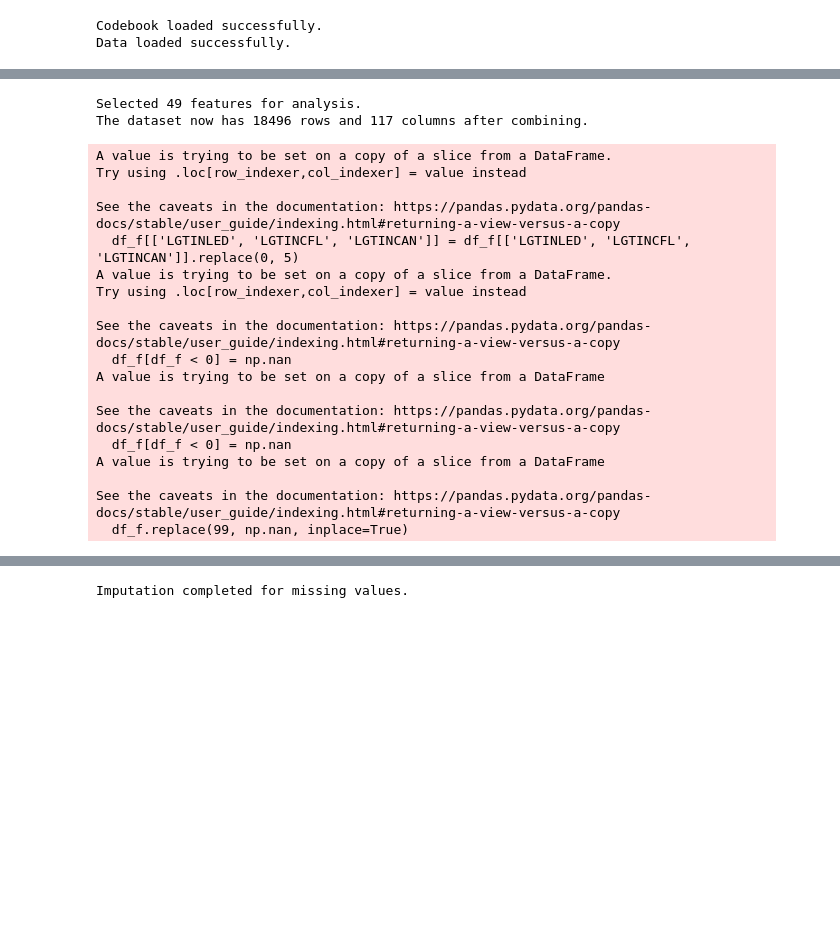
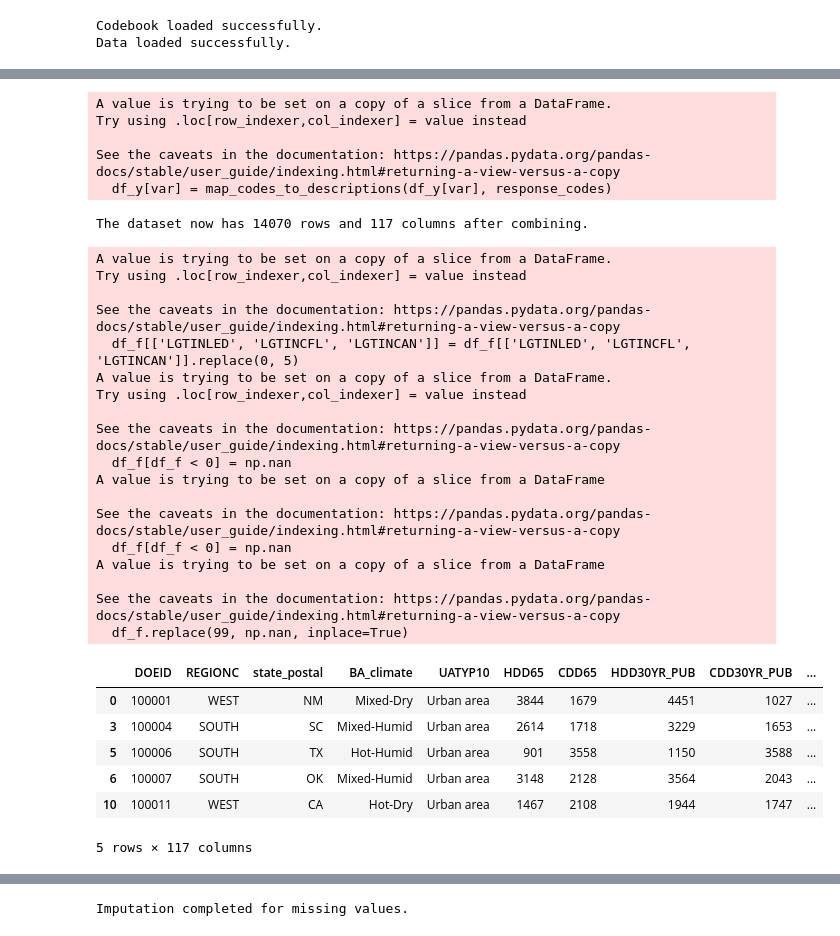
Before and after one commit to numansuri/Milestone_II, a Jupyter notebook: Numan_Exploration/recs_unsupervised_learning.ipynb, the cells around one changed output, grey strips where cells are left out. Saved outputs shown, nothing was run; the diff lists cells and outputs as text; code cells hidden in the pictures; blank space fills up the shorter version.

```diff
--- a/Numan_Exploration/recs_unsupervised_learning.ipynb
+++ b/Numan_Exploration/recs_unsupervised_learning.ipynb
@@ -23,16 +52,35 @@ Data loaded successfully.
+# %%
+def map_codes_to_descriptions(column, response_codes):
+    """ Maps numeric codes to their respective descriptions based on the codebook. """
+    mapping = {}
+    if isinstance(response_codes, str):
+        for item in response_codes.split('\n'):
+            parts = item.split(maxsplit=1)  # split by max of 2 to ensure correct parsing
+            if len(parts) == 2:  # ensure there are exactly 2 elements: code and description
+                code, desc = parts
+                try:
+                    # Map both float and integer versions of the code
+                    mapping[float(code)] = desc.strip()
+                    mapping[int(float(code))] = desc.strip()  # Add integer counterpart
+                except ValueError:
+                    # Skip if the code is non-numeric
+                    mapping[code] = desc.strip()
+
+    return column.replace(mapping)
+
+# Apply categorical transformations and special case handling
+# Cross-check and transform categorical columns with numeric codes
+for var in df_y.columns:
+    if var in recs_codebook_df['Variable'].values:
+        response_codes = recs_codebook_df[recs_codebook_df['Variable'] == var]['Response Codes'].values[0]
+        df_y[var] = map_codes_to_descriptions(df_y[var], response_codes)
+# %% [output]
+A value is trying to be set on a copy of a slice from a DataFrame.
+Try using .loc[row_indexer,col_indexer] = value instead
+
+See the caveats in the documentation: https://pandas.pydata.org/pandas-docs/stable/user_guide/indexing.html#returning-a-view-versus-a-copy
+  df_y[var] = map_codes_to_descriptions(df_y[var], response_codes)
 # %%
-# Select columns where 'Include' is 'y'
-cols_to_keep = recs_codebook_df[recs_codebook_df['Include'] == 'y']['Variable'].tolist()
-
-# Select columns marked as 'outlier' to handle them separately
-cols_to_fix = recs_codebook_df[recs_codebook_df['Include'] == 'outlier']['Variable'].tolist()
-
-# Create a subset of the dataframe with selected columns
-df_y = recs_df[cols_to_keep]
-df_f = recs_df[cols_to_fix]
-
-print(f"Selected {len(cols_to_keep)} features for analysis.")
-
 # Handle outliers in the 'df_f' dataframe
 df_f[['LGTINLED', 'LGTINCFL', 'LGTINCAN']] = df_f[['LGTINLED', 'LGTINCFL', 'LGTINCAN']].replace(0, 5)
 df_f[df_f < 0] = np.nan
@@ -42,8 +90,7 @@ df_f.replace(99, np.nan, inplace=True)
 subset_df = df_y.join(df_f)
 print(f"The dataset now has {subset_df.shape[0]} rows and {subset_df.shape[1]} columns after combining.")
 # %% [output]
-Selected 49 features for analysis.
-The dataset now has 18496 rows and 117 columns after combining.
+The dataset now has 14070 rows and 117 columns after combining.
 A value is trying to be set on a copy of a slice from a DataFrame.
 Try using .loc[row_indexer,col_indexer] = value instead
 
@@ -62,6 +109,16 @@ A value is trying to be set on a copy of a slice from a DataFrame
 
 See the caveats in the documentation: https://pandas.pydata.org/pandas-docs/stable/user_guide/indexing.html#returning-a-view-versus-a-copy
   df_f.replace(99, np.nan, inplace=True)
+# %%
+subset_df.head()
+# %% [output]
+|  | DOEID | REGIONC | state_postal | BA_climate | UATYP10 | HDD65 | CDD65 | HDD30YR_PUB | CDD30YR_PUB | ... |
+| 0 | 100001 | WEST | NM | Mixed-Dry | Urban area | 3844 | 1679 | 4451 | 1027 | ... |
+| 3 | 100004 | SOUTH | SC | Mixed-Humid | Urban area | 2614 | 1718 | 3229 | 1653 | ... |
+| 5 | 100006 | SOUTH | TX | Hot-Humid | Urban area | 901 | 3558 | 1150 | 3588 | ... |
+| 6 | 100007 | SOUTH | OK | Mixed-Humid | Urban area | 3148 | 2128 | 3564 | 2043 | ... |
+| 10 | 100011 | WEST | CA | Hot-Dry | Urban area | 1467 | 2108 | 1944 | 1747 | ... |
+5 rows × 117 columns
 # %%
 # Calculate the number of non-missing values in each column
 number_values = subset_df.count()
```
Also changed, not shown: parts of 15 cells of this notebook.
